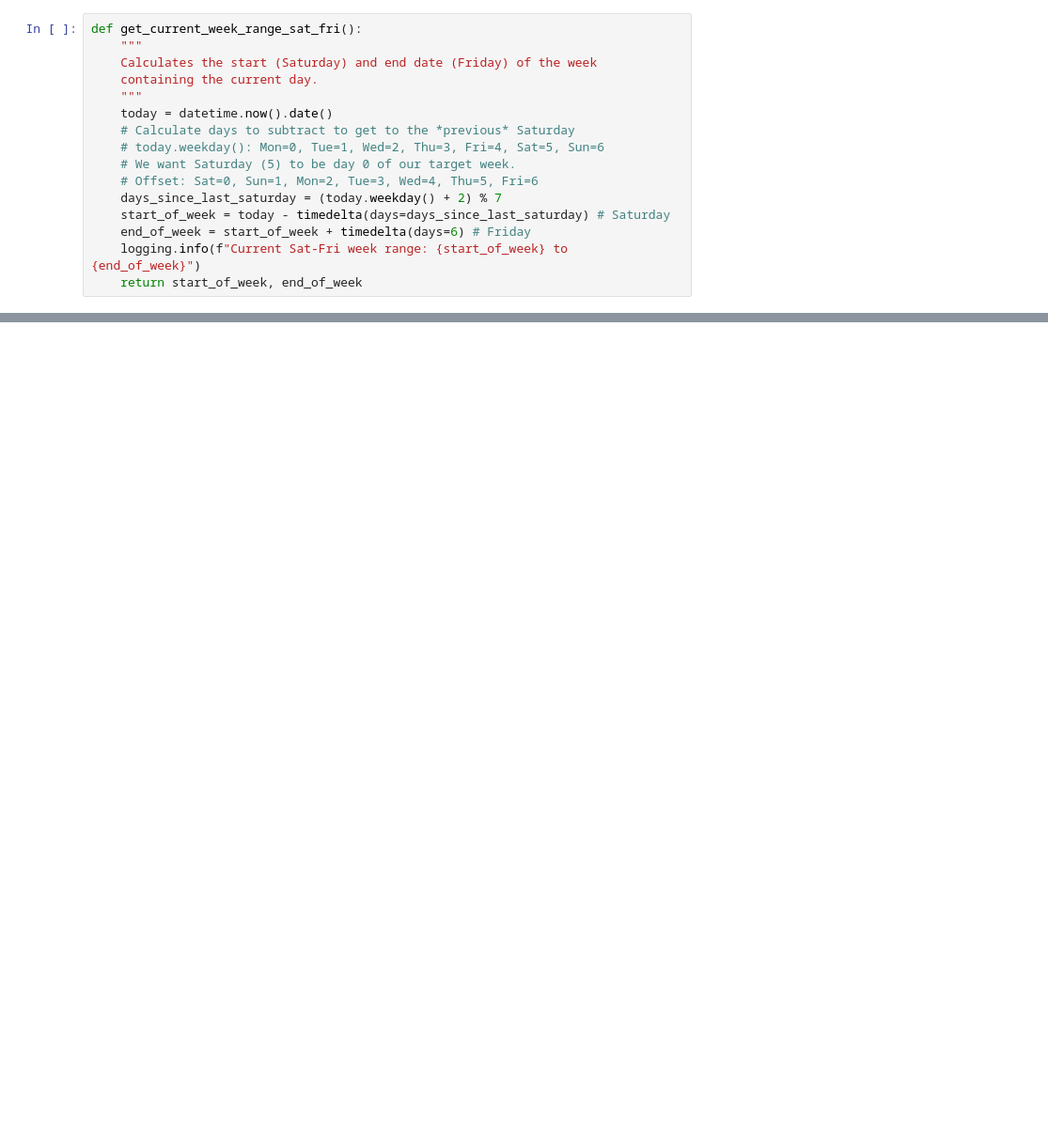
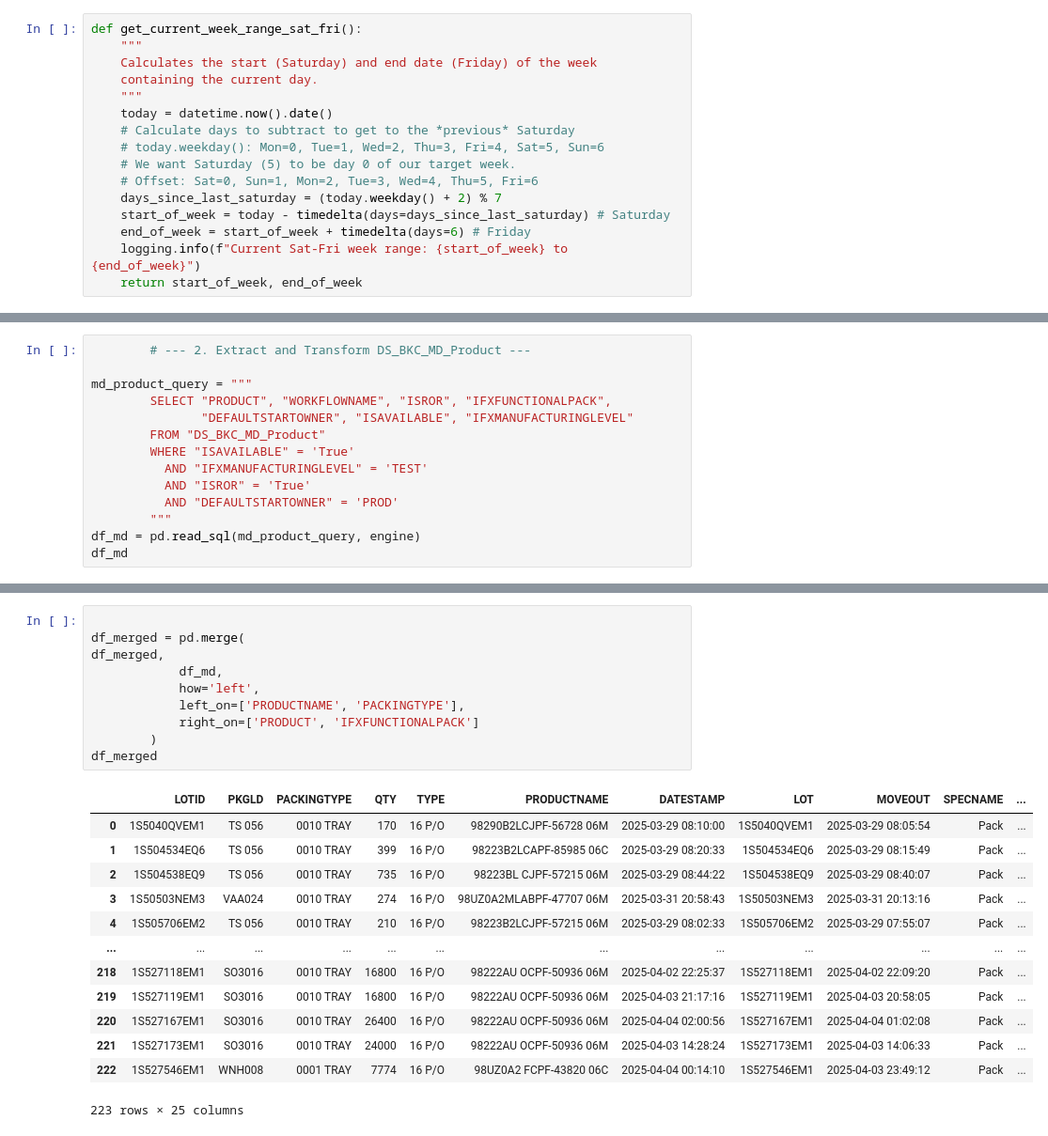
Before and after one commit to Yotin-N/Data-pipeline, a Jupyter notebook: Debug.ipynb, the cells around one changed output, grey strips where cells are left out. Shown: that part at 94% size. Saved outputs shown, nothing was run; the diff lists cells and outputs as text; blank space fills up the shorter version.

```diff
--- a/Debug.ipynb
+++ b/Debug.ipynb
@@ -53,0 +191,14 @@ except Exception as e:
+# %%
+        # --- 2. Extract and Transform DS_BKC_MD_Product ---
+
+md_product_query = """
+        SELECT "PRODUCT", "WORKFLOWNAME", "ISROR", "IFXFUNCTIONALPACK",
+               "DEFAULTSTARTOWNER", "ISAVAILABLE", "IFXMANUFACTURINGLEVEL"
+        FROM "DS_BKC_MD_Product"
+        WHERE "ISAVAILABLE" = 'True'
+          AND "IFXMANUFACTURINGLEVEL" = 'TEST'
+          AND "ISROR" = 'True'
+          AND "DEFAULTSTARTOWNER" = 'PROD'
+        """
+df_md = pd.read_sql(md_product_query, engine)
+df_md
@@ -53,0 +242,24 @@ except Exception as e:
+# %%
+
+df_merged = pd.merge(
+df_merged,
+            df_md,
+            how='left',
+            left_on=['PRODUCTNAME', 'PACKINGTYPE'],
+            right_on=['PRODUCT', 'IFXFUNCTIONALPACK']
+        )
+df_merged
+# %% [output]
+|  | LOTID | PKGLD | PACKINGTYPE | QTY | TYPE | PRODUCTNAME | DATESTAMP | LOT | MOVEOUT | SPECNAME | ... |
+| 0 | 1S5040QVEM1 | TS 056 | 0010 TRAY | 170 | 16 P/O | 98290B2LCJPF-56728 06M | 2025-03-29 08:10:00 | 1S5040QVEM1 | 2025-03-29 08:05:54 | Pack | ... |
+| 1 | 1S504534EQ6 | TS 056 | 0010 TRAY | 399 | 16 P/O | 98223B2LCAPF-85985 06C | 2025-03-29 08:20:33 | 1S504534EQ6 | 2025-03-29 08:15:49 | Pack | ... |
+| 2 | 1S504538EQ9 | TS 056 | 0010 TRAY | 735 | 16 P/O | 98223BL CJPF-57215 06M | 2025-03-29 08:44:22 | 1S504538EQ9 | 2025-03-29 08:40:07 | Pack | ... |
+| 3 | 1S50503NEM3 | VAA024 | 0010 TRAY | 274 | 16 P/O | 98UZ0A2MLABPF-47707 06M | 2025-03-31 20:58:43 | 1S50503NEM3 | 2025-03-31 20:13:16 | Pack | ... |
+| 4 | 1S505706EM2 | TS 056 | 0010 TRAY | 210 | 16 P/O | 98223B2LCJPF-57215 06M | 2025-03-29 08:02:33 | 1S505706EM2 | 2025-03-29 07:55:07 | Pack | ... |
+| ... | ... | ... | ... | ... | ... | ... | ... | ... | ... | ... | ... |
+| 218 | 1S527118EM1 | SO3016 | 0010 TRAY | 16800 | 16 P/O | 98222AU OCPF-50936 06M | 2025-04-02 22:25:37 | 1S527118EM1 | 2025-04-02 22:09:20 | Pack | ... |
+| 219 | 1S527119EM1 | SO3016 | 0010 TRAY | 16800 | 16 P/O | 98222AU OCPF-50936 06M | 2025-04-03 21:17:16 | 1S527119EM1 | 2025-04-03 20:58:05 | Pack | ... |
+| 220 | 1S527167EM1 | SO3016 | 0010 TRAY | 26400 | 16 P/O | 98222AU OCPF-50936 06M | 2025-04-04 02:00:56 | 1S527167EM1 | 2025-04-04 01:02:08 | Pack | ... |
+| 221 | 1S527173EM1 | SO3016 | 0010 TRAY | 24000 | 16 P/O | 98222AU OCPF-50936 06M | 2025-04-03 14:28:24 | 1S527173EM1 | 2025-04-03 14:06:33 | Pack | ... |
+| 222 | 1S527546EM1 | WNH008 | 0001 TRAY | 7774 | 16 P/O | 98UZ0A2 FCPF-43820 06C | 2025-04-04 00:14:10 | 1S527546EM1 | 2025-04-03 23:49:12 | Pack | ... |
+223 rows × 25 columns
```
Also changed, not shown: parts of 10 cells of this notebook, 57 other files.
